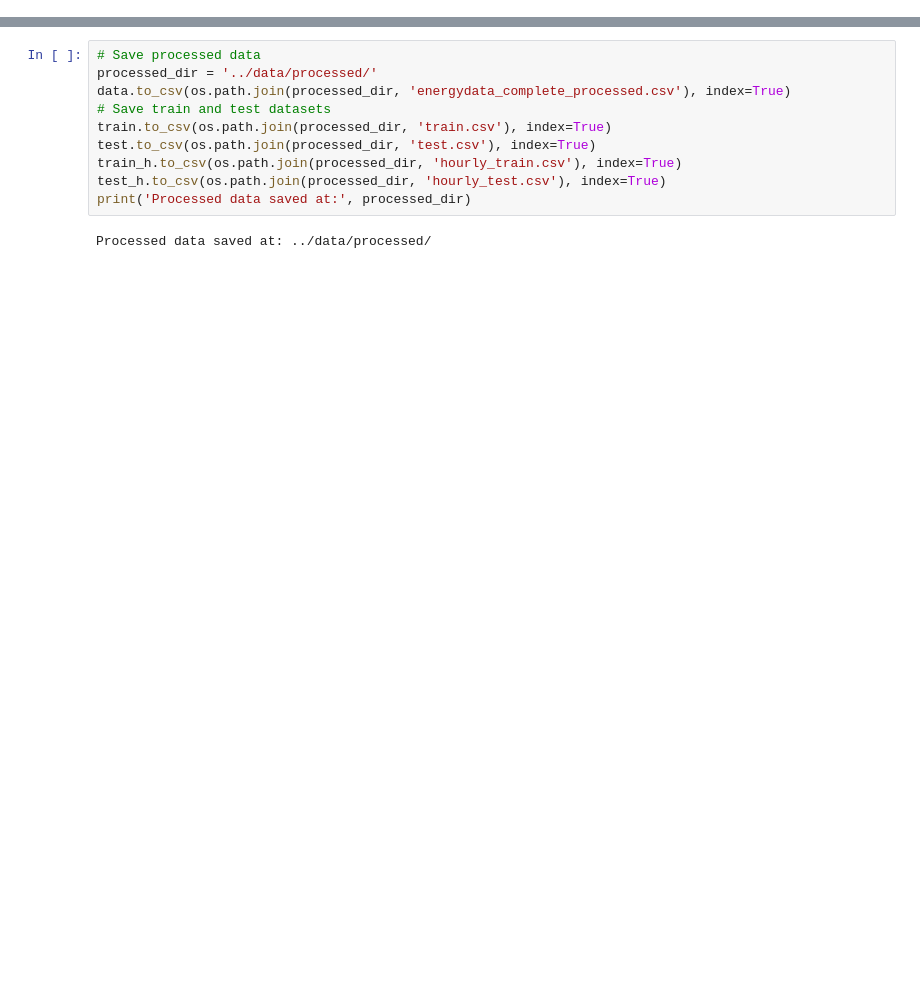
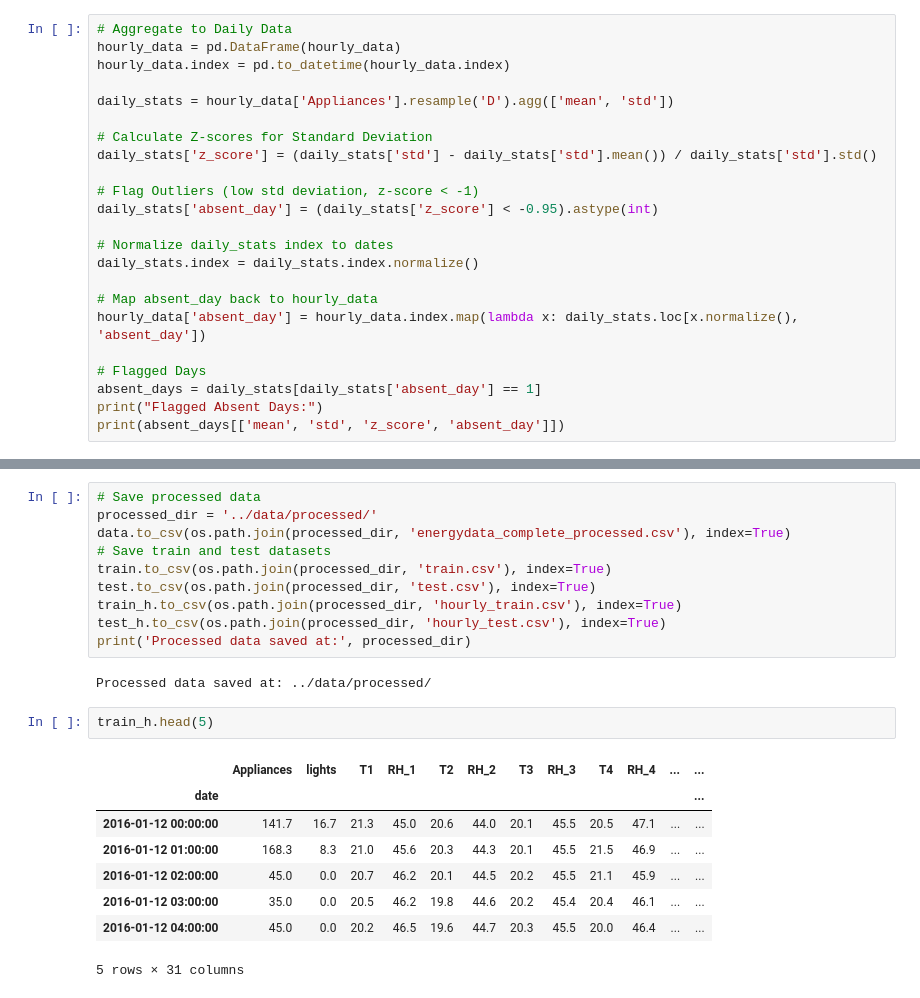
Before and after one commit to farukyasarphd/time_series_prediction_energy, a Jupyter notebook: notebooks/eda.ipynb, the cells around one changed output, grey strips where cells are left out. Drawn from its saved outputs; the diff is of its cells as text; blank space fills up the shorter version.

```diff
--- a/notebooks/eda.ipynb
+++ b/notebooks/eda.ipynb
@@ -461,0 +470,23 @@ summary
+# %%
+# Aggregate to Daily Data
+hourly_data = pd.DataFrame(hourly_data)
+hourly_data.index = pd.to_datetime(hourly_data.index)
+
+daily_stats = hourly_data['Appliances'].resample('D').agg(['mean', 'std'])
+
+# Calculate Z-scores for Standard Deviation
+daily_stats['z_score'] = (daily_stats['std'] - daily_stats['std'].mean()) / daily_stats['std'].std()
+
+# Flag Outliers (low std deviation, z-score < -1)
+daily_stats['absent_day'] = (daily_stats['z_score'] < -0.95).astype(int)
+
+# Normalize daily_stats index to dates
+daily_stats.index = daily_stats.index.normalize()
+
+# Map absent_day back to hourly_data
+hourly_data['absent_day'] = hourly_data.index.map(lambda x: daily_stats.loc[x.normalize(), 'absent_day'])
+
+# Flagged Days
+absent_days = daily_stats[daily_stats['absent_day'] == 1]
+print("Flagged Absent Days:")
+print(absent_days[['mean', 'std', 'z_score', 'absent_day']])
@@ -492,3 +541,14 @@ test_h.to_csv(os.path.join(processed_dir, 'hourly_test.csv'), index=True)
 print('Processed data saved at:', processed_dir)
 # %% [output]
 Processed data saved at: ../data/processed/
+# %%
+train_h.head(5)
+# %% [output]
+|  | Appliances | lights | T1 | RH_1 | T2 | RH_2 | T3 | RH_3 | T4 | RH_4 | ... | ... |
+| date |  |  |  |  |  |  |  |  |  |  |  | ... |
+| 2016-01-12 00:00:00 | 141.7 | 16.7 | 21.3 | 45.0 | 20.6 | 44.0 | 20.1 | 45.5 | 20.5 | 47.1 | ... | ... |
+| 2016-01-12 01:00:00 | 168.3 | 8.3 | 21.0 | 45.6 | 20.3 | 44.3 | 20.1 | 45.5 | 21.5 | 46.9 | ... | ... |
+| 2016-01-12 02:00:00 | 45.0 | 0.0 | 20.7 | 46.2 | 20.1 | 44.5 | 20.2 | 45.5 | 21.1 | 45.9 | ... | ... |
+| 2016-01-12 03:00:00 | 35.0 | 0.0 | 20.5 | 46.2 | 19.8 | 44.6 | 20.2 | 45.4 | 20.4 | 46.1 | ... | ... |
+| 2016-01-12 04:00:00 | 45.0 | 0.0 | 20.2 | 46.5 | 19.6 | 44.7 | 20.3 | 45.5 | 20.0 | 46.4 | ... | ... |
+5 rows × 31 columns
```
Also changed, not shown: parts of 15 cells of this notebook, 7 other files.
